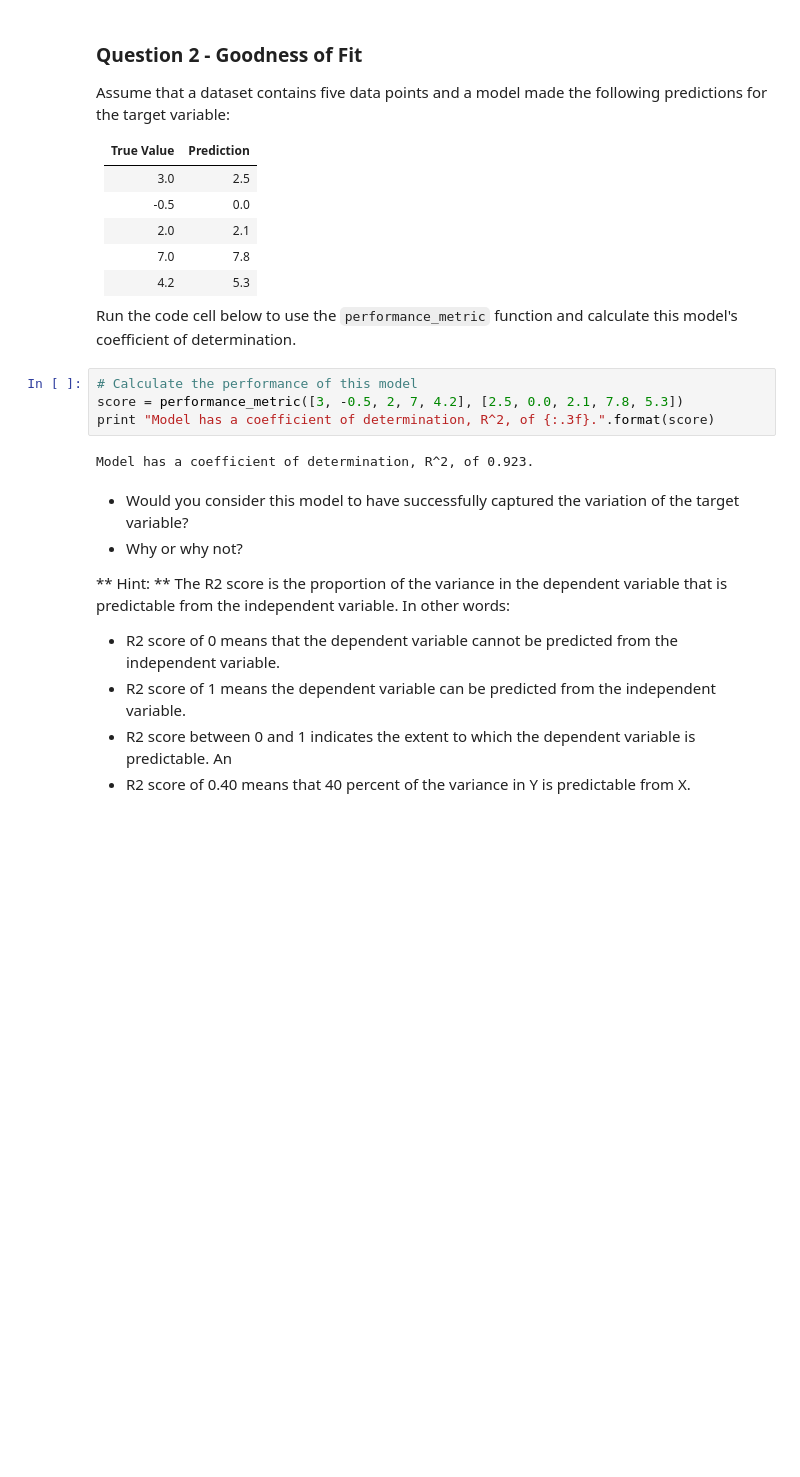
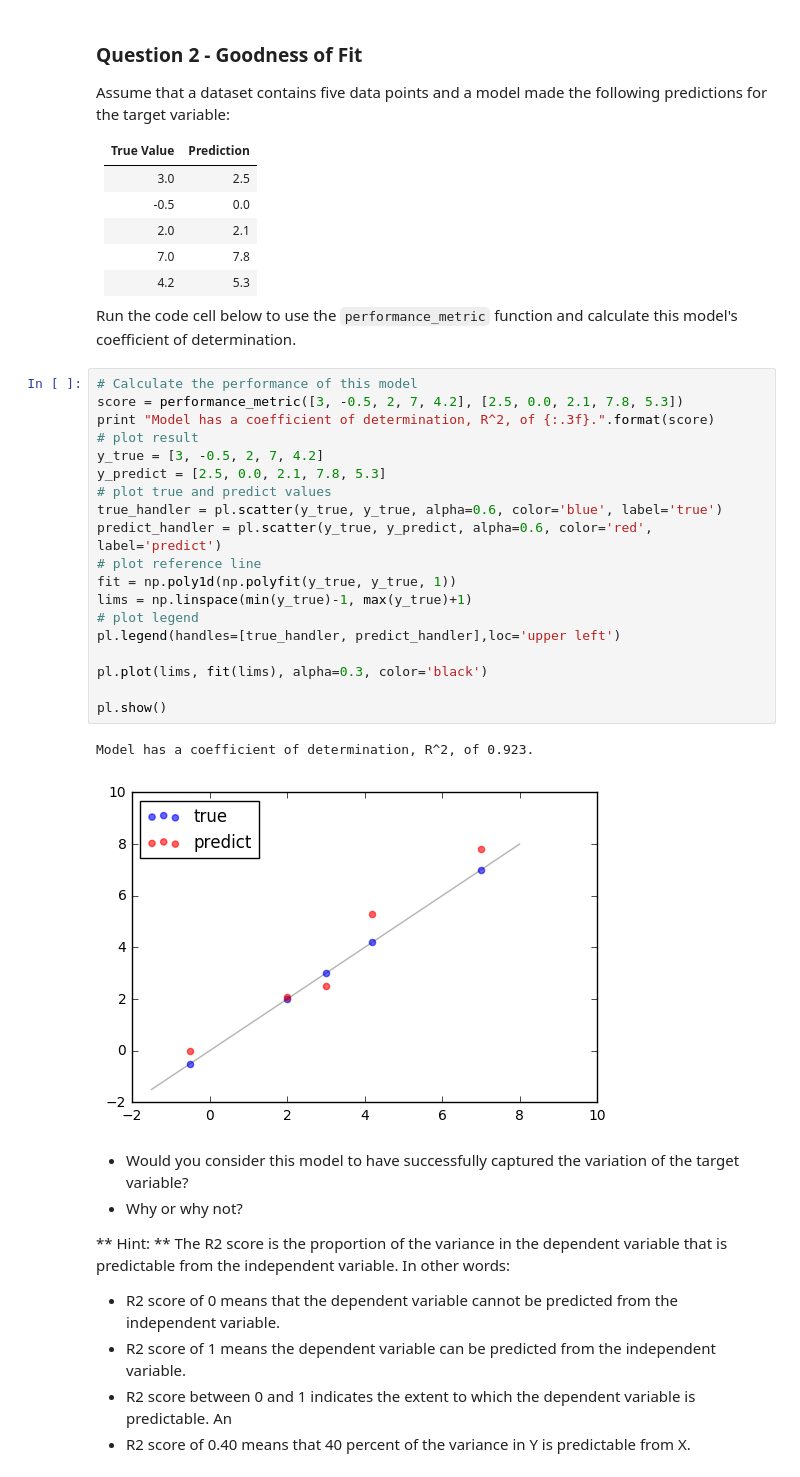
Before and after one commit to yehchilai/MachineLearningNanodegreeProjects, a Jupyter notebook: boston_housing/boston_housing.ipynb, the cells around one changed output. Drawn from its saved outputs; the diff is of its cells as text; blank space fills up the shorter version.

```diff
--- a/boston_housing/boston_housing.ipynb
+++ b/boston_housing/boston_housing.ipynb
@@ -161,9 +192,25 @@ Run the code cell below to use the `performance_metric` function and calculate t
 # %%
 # Calculate the performance of this model
 score = performance_metric([3, -0.5, 2, 7, 4.2], [2.5, 0.0, 2.1, 7.8, 5.3])
 print "Model has a coefficient of determination, R^2, of {:.3f}.".format(score)
+# plot result
+y_true = [3, -0.5, 2, 7, 4.2]
+y_predict = [2.5, 0.0, 2.1, 7.8, 5.3]
+# plot true and predict values
+true_handler = pl.scatter(y_true, y_true, alpha=0.6, color='blue', label='true')
+predict_handler = pl.scatter(y_true, y_predict, alpha=0.6, color='red', label='predict')
+# plot reference line
+fit = np.poly1d(np.polyfit(y_true, y_true, 1))
+lims = np.linspace(min(y_true)-1, max(y_true)+1)
+# plot legend
+pl.legend(handles=[true_handler, predict_handler],loc='upper left')
+
+pl.plot(lims, fit(lims), alpha=0.3, color='black')
+
+pl.show()
 # %% [output]
 Model has a coefficient of determination, R^2, of 0.923.
+[figure, added]
 # %% [markdown]
 * Would you consider this model to have successfully captured the variation of the target variable?
 * Why or why not?
```
Also changed, not shown: parts of 13 cells of this notebook, 2 other files.
